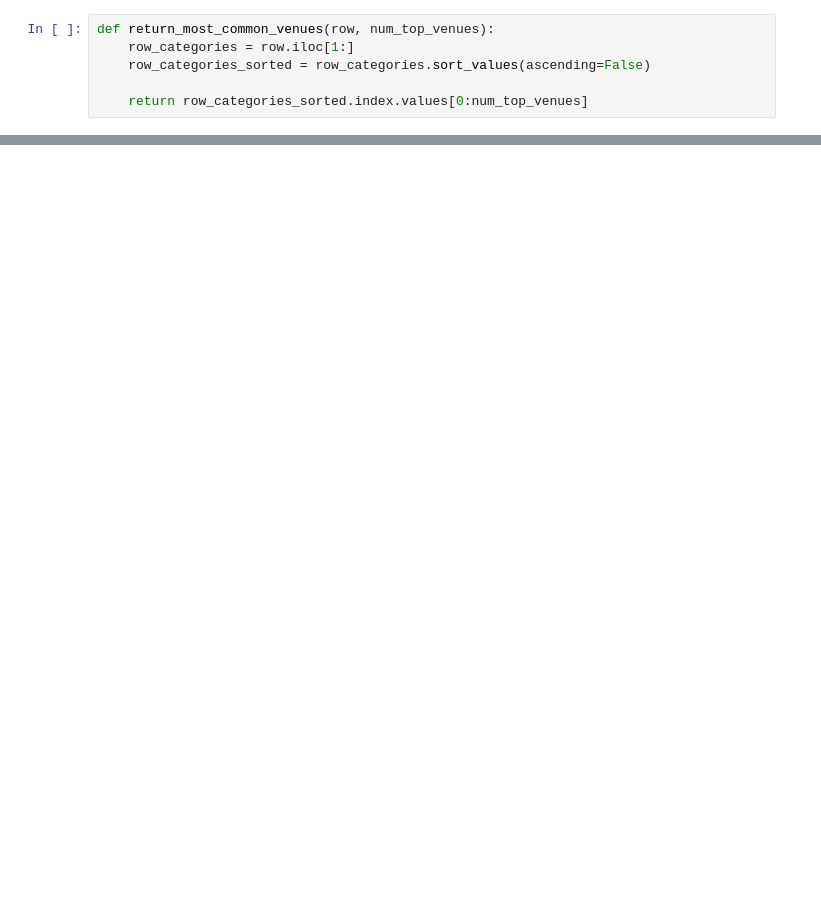
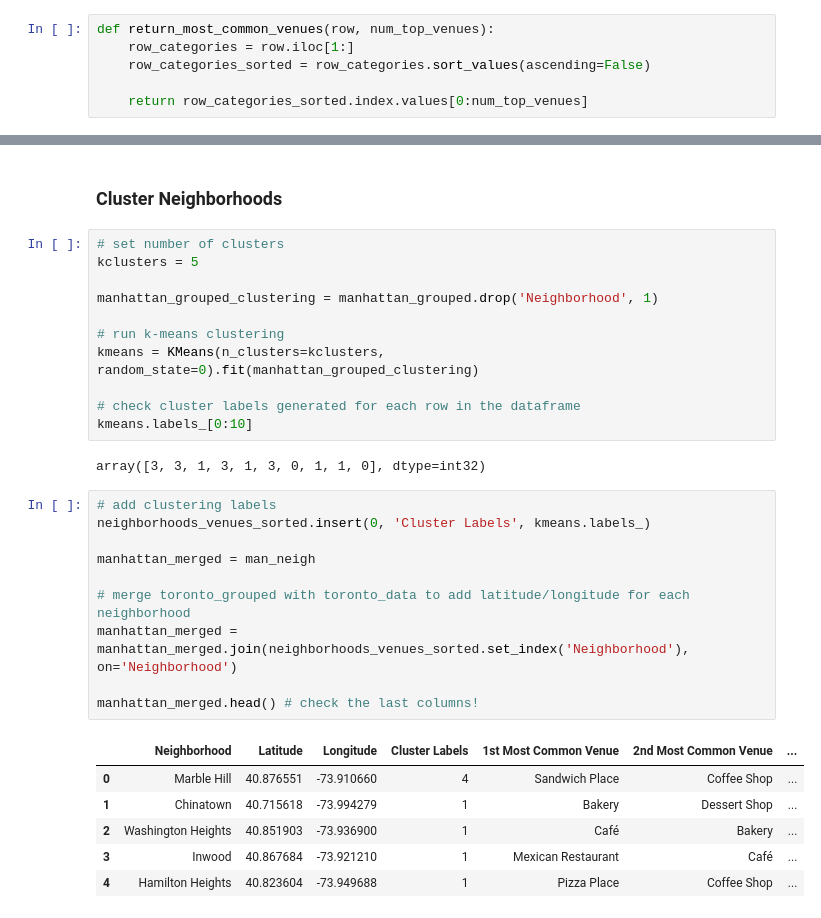
Before and after one commit to angiefong/Coursera_Capstone, a Jupyter notebook: Manhattan.ipynb, the cells around one changed output, grey strips where cells are left out. Cells and saved outputs as stored; diff of their text form; blank space fills up the shorter version.

```diff
--- a/Manhattan.ipynb
+++ b/Manhattan.ipynb
@@ -407,0 +451,32 @@ neighborhoods_venues_sorted.head()
+# %% [markdown]
+### Cluster Neighborhoods
+# %%
+# set number of clusters
+kclusters = 5
+
+manhattan_grouped_clustering = manhattan_grouped.drop('Neighborhood', 1)
+
+# run k-means clustering
+kmeans = KMeans(n_clusters=kclusters, random_state=0).fit(manhattan_grouped_clustering)
+
+# check cluster labels generated for each row in the dataframe
+kmeans.labels_[0:10]
+# %% [output]
+array([3, 3, 1, 3, 1, 3, 0, 1, 1, 0], dtype=int32)
+# %%
+# add clustering labels
+neighborhoods_venues_sorted.insert(0, 'Cluster Labels', kmeans.labels_)
+
+manhattan_merged = man_neigh
+
+# merge toronto_grouped with toronto_data to add latitude/longitude for each neighborhood
+manhattan_merged = manhattan_merged.join(neighborhoods_venues_sorted.set_index('Neighborhood'), on='Neighborhood')
+
+manhattan_merged.head() # check the last columns!
+# %% [output]
+|  | Neighborhood | Latitude | Longitude | Cluster Labels | 1st Most Common Venue | 2nd Most Common Venue | ... |
+| 0 | Marble Hill | 40.876551 | -73.910660 | 4 | Sandwich Place | Coffee Shop | ... |
+| 1 | Chinatown | 40.715618 | -73.994279 | 1 | Bakery | Dessert Shop | ... |
+| 2 | Washington Heights | 40.851903 | -73.936900 | 1 | Café | Bakery | ... |
+| 3 | Inwood | 40.867684 | -73.921210 | 1 | Mexican Restaurant | Café | ... |
+| 4 | Hamilton Heights | 40.823604 | -73.949688 | 1 | Pizza Place | Coffee Shop | ... |
```
Also changed, not shown: parts of 24 cells of this notebook, 1 other file.
